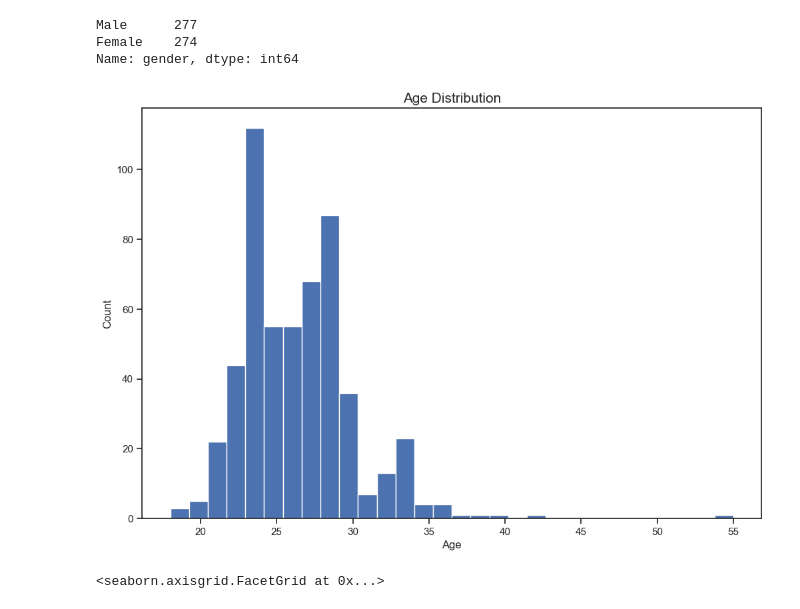
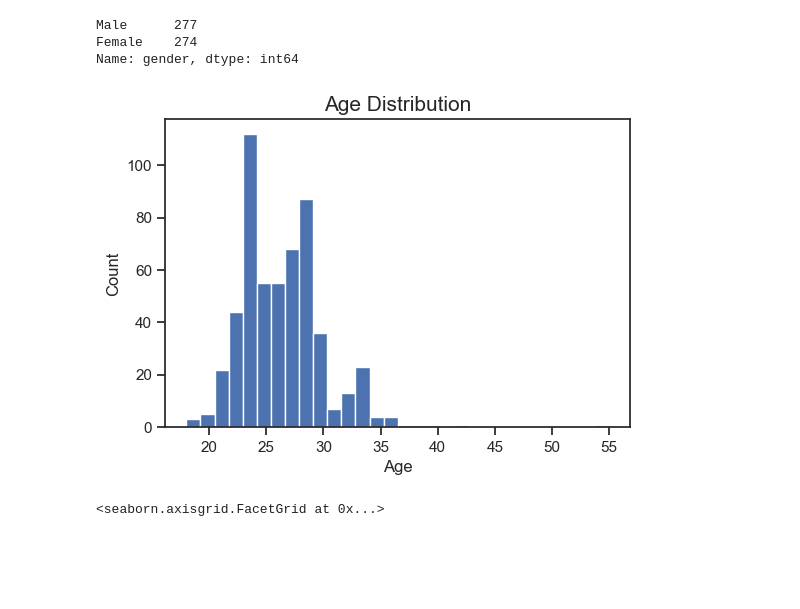
Before and after one commit to Swellisgood/data-virtuoso-python, a Jupyter notebook: speed-dating/01-Project_speed_dating.ipynb, the cells around one changed output. Drawn from its saved outputs; the diff is of its cells as text; code cells hidden in the pictures; blank space fills up the shorter version.

```diff
--- a/speed-dating/01-Project_speed_dating.ipynb
+++ b/speed-dating/01-Project_speed_dating.ipynb
@@ -41,8 +41,9 @@ decision = ['match','dec',
 evaluation = ['satis_2', 'length', 'numdat_2']
 outcome = ['you_call', 'them_cal', 'date_3', 'numdat_3',
        'num_in_3']
-df = pd.read_csv('Speed Dating Data.csv', encoding = "ISO-8859-1")
-speed_dating_df = df[['iid', 'wave'] + personal + evaluation + outcome].drop_duplicates().copy()
+url = 'https://raw.githubusercontent.com/Swellisgood/pythonista-data-science-ninja/main/speed-dating/Speed%20Dating%20Data.csv'
+df = pd.read_csv(url, encoding = "ISO-8859-1")
+speed_dating_df = df[['iid', 'wave'] + personal + evaluation + outcome ].drop_duplicates().copy()
 speed_dating_df.head(5)
 # %% [output]
 |  | iid | wave | gender | age | field | field_cd | undergra | mn_sat | tuition | race | imprace | ... |
@@ -68,13 +78,13 @@ Male      277
 Female    274
 Name: gender, dtype: int64
 # %%
-ax = speed_dating_df.age.hist(bins=30, figsize=(12,8))
+ax = speed_dating_df.age.hist(bins=30, figsize=(6,4))
 ax.set_title('Age Distribution', fontsize=15)
 ax.set_xlabel('Age',fontsize=12)
 ax.set_ylabel('Count', fontsize=12)
 ax.grid(False)
 # %% [output]
-[figure, old version]
+[figure, new version]
 # %%
 g = sns.FacetGrid(speed_dating_df, hue='gender', height = 5, palette=['#C159D1','#236970'])
 g.map(plt.hist, 'age', alpha= 0.7, bins=20)
```
Also changed, not shown: parts of 24 cells of this notebook.
